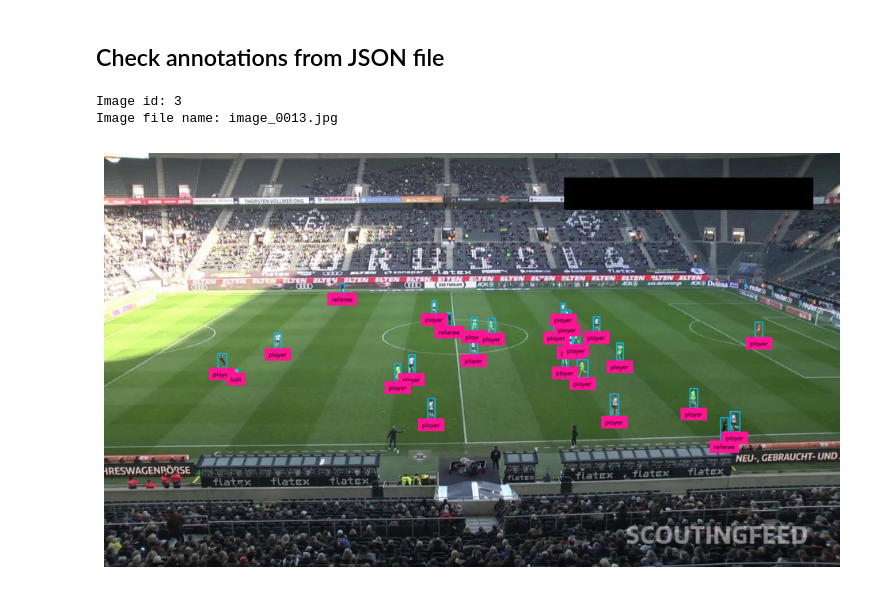
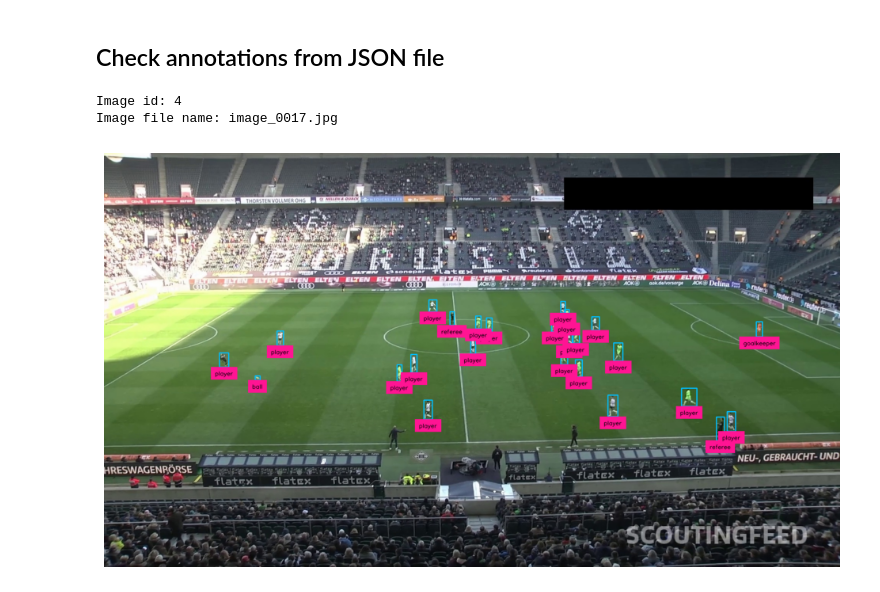
Before and after one commit to krzeznicki/laba-cv-project, a Jupyter notebook: Models/annotate_player_model.ipynb, the cells around one changed output. Drawn from its saved outputs; the diff is of its cells as text; code cells hidden in the pictures.

Commit message:
Image annotating completed.

```diff
--- a/Models/annotate_player_model.ipynb
+++ b/Models/annotate_player_model.ipynb
@@ -404,7 +404,7 @@ with open(json_path, 'r') as f:
     json_data = json.load(f)
 
 # Retrieve image ID and file name from the JSON file
-image_id, image_file_name, _, _ = json_data['images'][2].values()
+image_id, image_file_name, _, _ = json_data['images'][3].values()
 print(f'Image id: {image_id}\nImage file name: {image_file_name}')
 
 # Extract bounding boxes corresponding to the selected image ID
@@ -433,33 +433,33 @@ box_annotator = sv.BoxAnnotator(
 
 # Create a LabelAnnotator object for adding category labels
 label_annotator = sv.LabelAnnotator(
     color=sv.Color.from_hex('#FF1493'),
     text_color=sv.Color.from_hex('#000000'),
     text_position=sv.Position.BOTTOM_CENTER
 )
 
 # Generate labels for detected objects
 labels = [
     f"{category}"
     for category
     in categories
 ]
 
 # Annotate the image with bounding boxes and labels
 annotated_image = image.copy()
 annotated_image = box_annotator.annotate(
     scene=annotated_image,
     detections=detections
 )
 annotated_image = label_annotator.annotate(
     scene=annotated_image,
     detections=detections,
     labels=labels
 )
 
 # Display the annotated image
 sv.plot_image(annotated_image)
 # %% [output]
-Image id: 3
-Image file name: image_0013.jpg
+Image id: 4
+Image file name: image_0017.jpg
-[figure, old version]
+[figure, new version]
```
